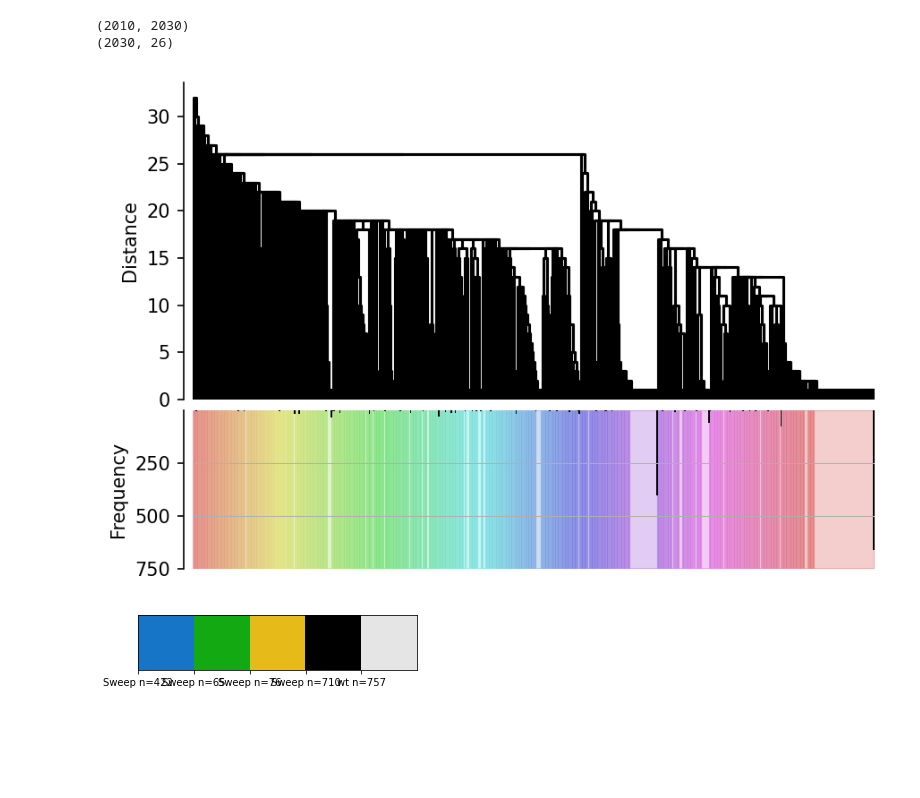
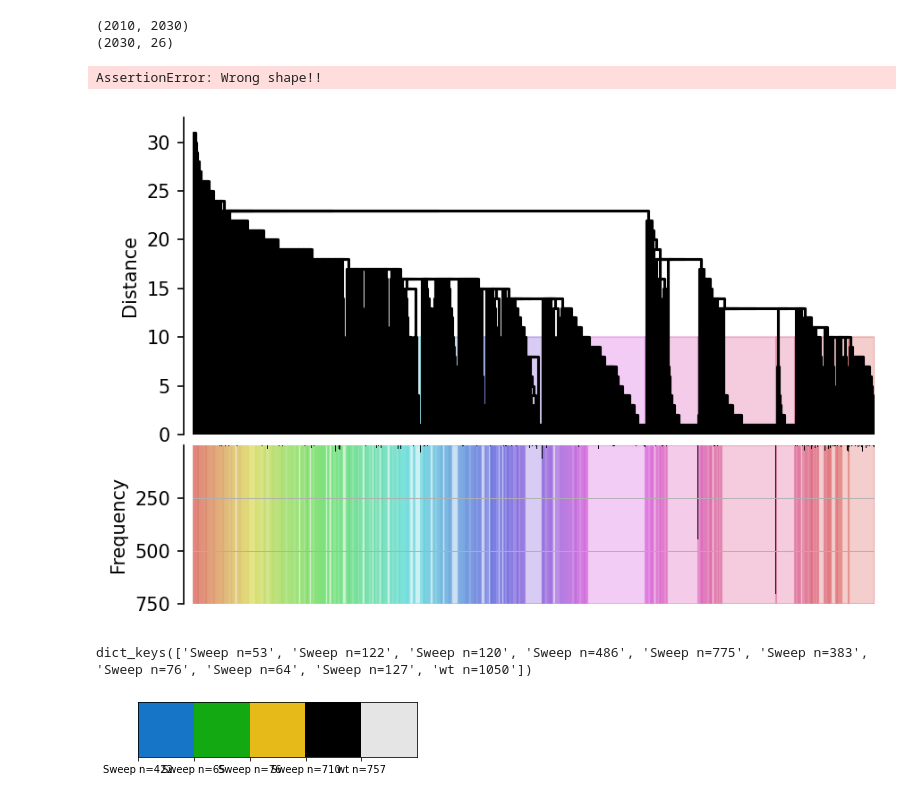
Before and after one commit to sanjaynagi/locusPocus, a Jupyter notebook: workflow/notebooks/HaplotypeClustering-COEAE1F_2F.ipynb, the cells around one changed output. Cells and saved outputs as stored; diff of their text form; code cells hidden in the pictures; blank space fills up the shorter version.

```diff
--- a/workflow/notebooks/HaplotypeClustering-COEAE1F_2F.ipynb
+++ b/workflow/notebooks/HaplotypeClustering-COEAE1F_2F.ipynb
@@ -434,11 +434,12 @@ See the caveats in the documentation: https://pandas.pydata.org/pandas-docs/stab
 # %%
 fig, ax_dend, ax_freq, cluster_spans, leaves = fig_haplotypes_clustered(haps,
                                                           truncate_distance=0,
-                                                          cut_height=1,
+                                                          cut_height=10,
                                                           dpi=150, label_clusters=False)
 
 leaf_order = flatten_list(leaves)
 assert len(leaf_order) == metahaps.shape[0], "Wrong shape!!"
 # %% [output]
+AssertionError: Wrong shape!!
-[figure, old version]
+[figure, new version]
 # %%
@@ -447,5 +448,9 @@ wt = {f"wt_{idx}":c[2] for idx, c in enumerate(cluster_spans) if c[2].shape[0] <
 lenwt = len(np.concatenate(list(wt.values())))
 coho[f'wt n={lenwt}'] = np.concatenate(list(wt.values()))
+# %%
+coho.keys()
+# %% [output]
+dict_keys(['Sweep n=53', 'Sweep n=122', 'Sweep n=120', 'Sweep n=486', 'Sweep n=775', 'Sweep n=383', 'Sweep n=76', 'Sweep n=64', 'Sweep n=127', 'wt n=1050'])
 # %%
 hap_labels = list(coho.keys())
 # %%
```
Also changed, not shown: parts of 17 cells of this notebook, 11 other files.
